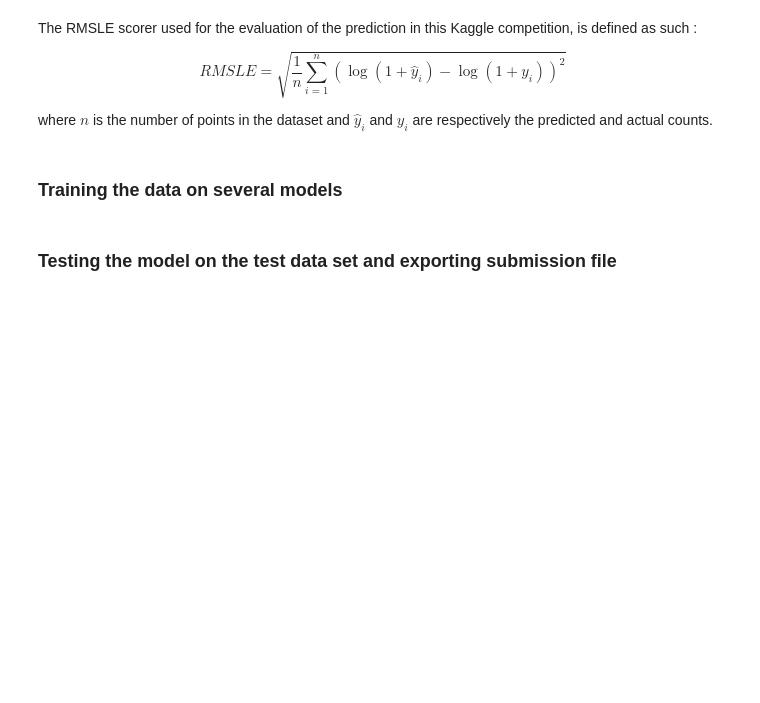
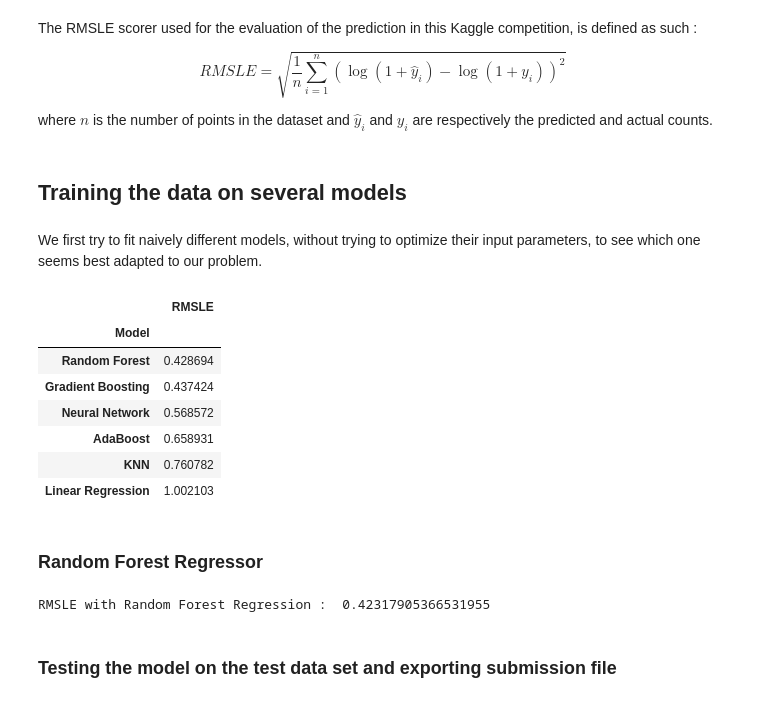
Before and after one commit to Tim3128/bike-sharing-demand, a Jupyter notebook: bike-sharing-demand.ipynb, the cells around one changed output. Saved outputs shown, nothing was run; the diff lists cells and outputs as text; code cells hidden in the pictures; blank space fills up the shorter version.

Commit message:
random forest submission

```diff
--- a/bike-sharing-demand.ipynb
+++ b/bike-sharing-demand.ipynb
@@ -229,7 +228,8 @@ df_data_forecast.head()
 | 2011-01-01 03:00:00 | Winter | 0 | 0 | 1 | 9.84 | 14.395 | 75 | 0.0 | 13 | 3 |
 | 2011-01-01 04:00:00 | Winter | 0 | 0 | 1 | 9.84 | 14.395 | 75 | 0.0 | 1 | 4 |
 # %%
-df_data_forecast[['hour','weather','season']]=df_data[['hour','weather','season']].astype('category')
+#df_data_forecast[['hour','weather','season']]=df_data[['hour','weather','season']].astype('category')
+df_data_forecast[['weather','season']]=df_data[['weather','season']].astype('category')
 # %%
 df_data_forecast=pd.get_dummies(df_data_forecast)
 # %%
@@ -263,6 +259,8 @@ $$RMSLE = \sqrt{\frac{1}{n}\sum\limits_{i=1}^n (\log (1+\hat{y}_i)-\log (1+y_i))
 where $n$ is the number of points in the dataset and $\hat{y}_i$ and $y_i$ are respectively the predicted and actual counts.
 # %%
 def RMSLE(y,y_hat):
-    return np.sqrt(msle(1+y,1+y_hat))
+    return np.sqrt(msle(y,y_hat))
 # %% [markdown]
-### Training the data on several models
+## Training the data on several models
+# %% [markdown]
+We first try to fit naively different models, without trying to optimize their input parameters, to see which one seems best adapted to our problem.
@@ -269,2 +272,37 @@ def RMSLE(y,y_hat):
+# %%
+models = [LinearRegression(), KNeighborsRegressor(), MLPRegressor(),
+          RandomForestRegressor(), GradientBoostingRegressor(), AdaBoostRegressor()]
+
+model_names = ['Linear Regression', 'KNN', 'Neural Network', 'Random Forest', 'Gradient Boosting', 'AdaBoost']
+RMSLE_scores = []
+
+for model in models:
+
+    model.fit(X_train, np.log1p(y_train))
+    y_hat = np.exp(model.predict(X_test))-1
+
+    RMSLE_scores.append(RMSLE(y_test, y_hat))
+# %%
+pd.DataFrame({'Model': model_names, 'RMSLE': RMSLE_scores}).sort_values(by= 'RMSLE').set_index('Model')
+# %% [output]
+|  | RMSLE |
+| Model |  |
+| Random Forest | 0.428694 |
+| Gradient Boosting | 0.437424 |
+| Neural Network | 0.568572 |
+| AdaBoost | 0.658931 |
+| KNN | 0.760782 |
+| Linear Regression | 1.002103 |
+# %% [markdown]
+### Random Forest Regressor
+# %%
+rf_reg = RandomForestRegressor(random_state=42)
+
+rf_reg.fit(X_train, np.log1p(y_train))
+y_hat = np.exp(rf_reg.predict(X_test))-1
+
+print("RMSLE with Random Forest Regression : ", RMSLE(y_test,y_hat))
+# %% [output]
+RMSLE with Random Forest Regression :  0.42317905366531955
 # %% [markdown]
 ### Testing the model on the test data set and exporting submission file
```
Also changed, not shown: parts of 11 cells of this notebook, 2 other files.
